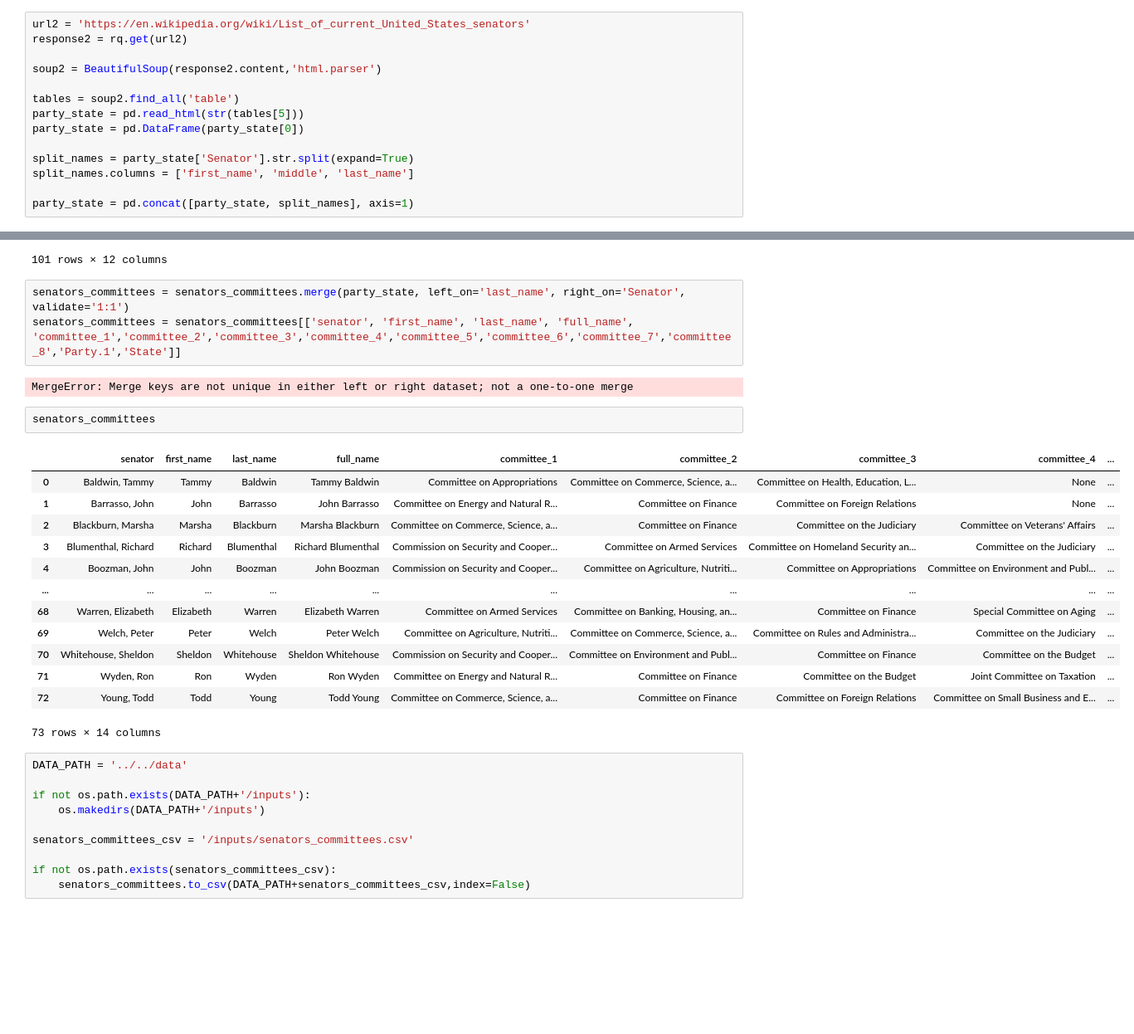
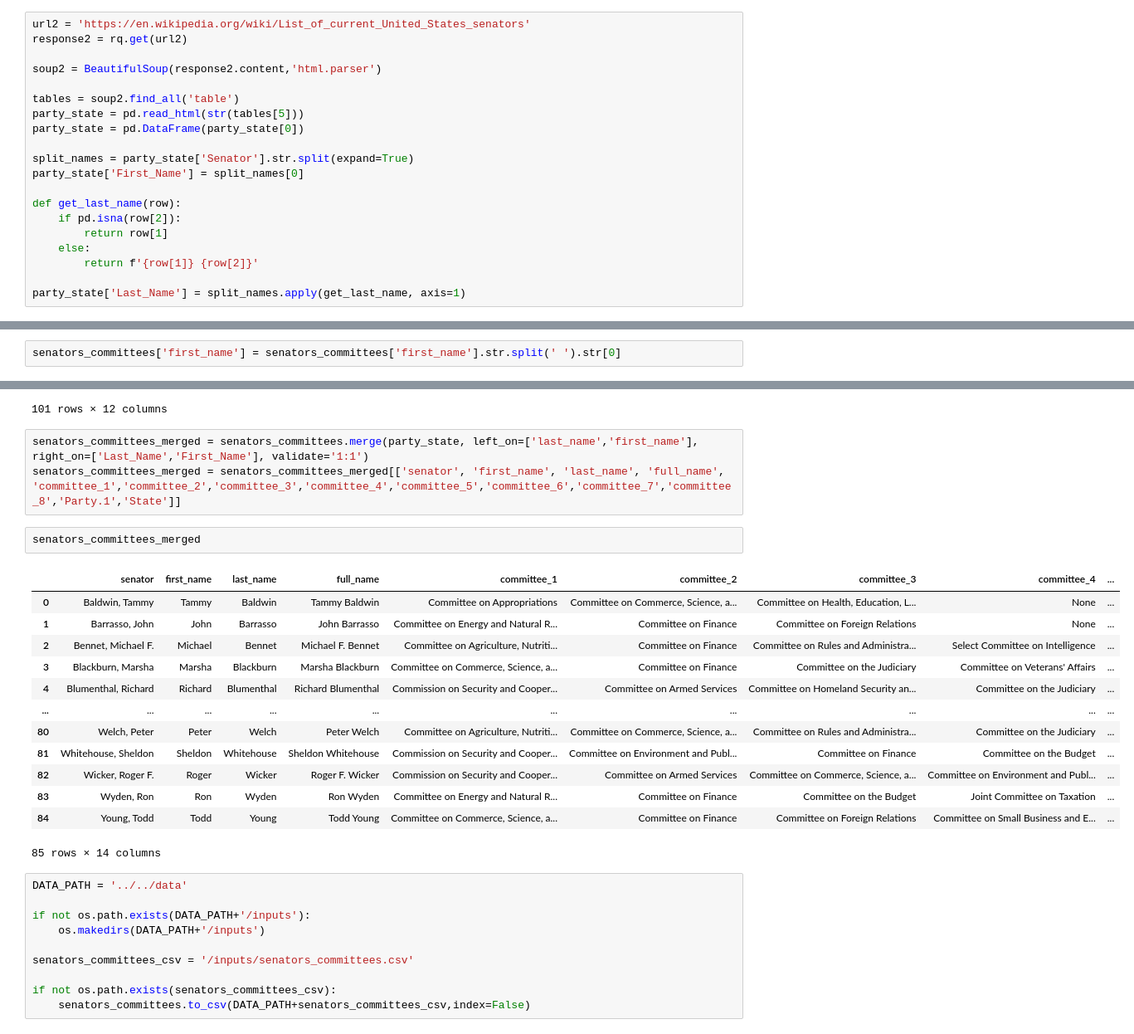
Before and after one commit to adrianmross/congress_trades_dashboard, a Jupyter notebook: src/getters/get_senate_data.ipynb, the cells around one changed output, grey strips where cells are left out. Shown at 83% size. Cells and saved outputs as stored; diff of their text form; blank space fills up the shorter version.

```diff
--- a/src/getters/get_senate_data.ipynb
+++ b/src/getters/get_senate_data.ipynb
@@ -18,6 +18,12 @@ party_state = pd.read_html(str(tables[5]))
 party_state = pd.DataFrame(party_state[0])
 
 split_names = party_state['Senator'].str.split(expand=True)
-split_names.columns = ['first_name', 'middle', 'last_name']
+party_state['First_Name'] = split_names[0]
 
-party_state = pd.concat([party_state, split_names], axis=1)
+def get_last_name(row):
+    if pd.isna(row[2]):
+        return row[1]
+    else:
+        return f'{row[1]} {row[2]}'
+
+party_state['Last_Name'] = split_names.apply(get_last_name, axis=1)
@@ -65,6 +71,8 @@ senators_committees = pd.DataFrame(filtered_result).rename(columns={0:'senator',
 senators_committees['first_name'] = senators_committees['senator'].str.split(', ').str[1]
 senators_committees['last_name'] = senators_committees['senator'].str.split(', ').str[0]
 senators_committees['full_name'] = senators_committees['first_name'] + ' ' + senators_committees['last_name']
+# %%
+senators_committees['first_name'] = senators_committees['first_name'].str.split(' ').str[0]
 # %%
 senators_committees
 # %% [output]
@@ -82,26 +90,24 @@ senators_committees
 | 100 | None | None | None | None | None | None | None | None | ... |
 101 rows × 12 columns
 # %%
-senators_committees = senators_committees.merge(party_state, left_on='last_name', right_on='Senator', validate='1:1')
-senators_committees = senators_committees[['senator', 'first_name', 'last_name', 'full_name', 'committee_1','committee_2','committee_3','committee_4','committee_5','committee_6','committee_7','committee_8','Party.1','State']]
+senators_committees_merged = senators_committees.merge(party_state, left_on=['last_name','first_name'], right_on=['Last_Name','First_Name'], validate='1:1')
+senators_committees_merged = senators_committees_merged[['senator', 'first_name', 'last_name', 'full_name', 'committee_1','committee_2','committee_3','committee_4','committee_5','committee_6','committee_7','committee_8','Party.1','State']]
-# %% [output]
-MergeError: Merge keys are not unique in either left or right dataset; not a one-to-one merge
-# %%
-senators_committees
-# %% [output]
-|  | senator | first_name | last_name | full_name | committee_1 | committee_2 | committee_3 | committee_4 | ... |
-| 0 | Baldwin, Tammy | Tammy | Baldwin | Tammy Baldwin | Committee on Appropriations | Committee on Commerce, Science, a... | Committee on Health, Education, L... | None | ... |
-| 1 | Barrasso, John | John | Barrasso | John Barrasso | Committee on Energy and Natural R... | Committee on Finance | Committee on Foreign Relations | None | ... |
-| 2 | Blackburn, Marsha | Marsha | Blackburn | Marsha Blackburn | Committee on Commerce, Science, a... | Committee on Finance | Committee on the Judiciary | Committee on Veterans' Affairs | ... |
-| 3 | Blumenthal, Richard | Richard | Blumenthal | Richard Blumenthal | Commission on Security and Cooper... | Committee on Armed Services | Committee on Homeland Security an... | Committee on the Judiciary | ... |
-| 4 | Boozman, John | John | Boozman | John Boozman | Commission on Security and Cooper... | Committee on Agriculture, Nutriti... | Committee on Appropriations | Committee on Environment and Publ... | ... |
-| ... | ... | ... | ... | ... | ... | ... | ... | ... | ... |
-| 68 | Warren, Elizabeth | Elizabeth | Warren | Elizabeth Warren | Committee on Armed Services | Committee on Banking, Housing, an... | Committee on Finance | Special Committee on Aging | ... |
-| 69 | Welch, Peter | Peter | Welch | Peter Welch | Committee on Agriculture, Nutriti... | Committee on Commerce, Science, a... | Committee on Rules and Administra... | Committee on the Judiciary | ... |
-| 70 | Whitehouse, Sheldon | Sheldon | Whitehouse | Sheldon Whitehouse | Commission on Security and Cooper... | Committee on Environment and Publ... | Committee on Finance | Committee on the Budget | ... |
-| 71 | Wyden, Ron | Ron | Wyden | Ron Wyden | Committee on Energy and Natural R... | Committee on Finance | Committee on the Budget | Joint Committee on Taxation | ... |
-| 72 | Young, Todd | Todd | Young | Todd Young | Committee on Commerce, Science, a... | Committee on Finance | Committee on Foreign Relations | Committee on Small Business and E... | ... |
-73 rows × 14 columns
+# %%
+senators_committees_merged
+# %% [output]
+|  | senator | first_name | last_name | full_name | committee_1 | committee_2 | committee_3 | committee_4 | ... |
+| 0 | Baldwin, Tammy | Tammy | Baldwin | Tammy Baldwin | Committee on Appropriations | Committee on Commerce, Science, a... | Committee on Health, Education, L... | None | ... |
+| 1 | Barrasso, John | John | Barrasso | John Barrasso | Committee on Energy and Natural R... | Committee on Finance | Committee on Foreign Relations | None | ... |
+| 2 | Bennet, Michael F. | Michael | Bennet | Michael F. Bennet | Committee on Agriculture, Nutriti... | Committee on Finance | Committee on Rules and Administra... | Select Committee on Intelligence | ... |
+| 3 | Blackburn, Marsha | Marsha | Blackburn | Marsha Blackburn | Committee on Commerce, Science, a... | Committee on Finance | Committee on the Judiciary | Committee on Veterans' Affairs | ... |
+| 4 | Blumenthal, Richard | Richard | Blumenthal | Richard Blumenthal | Commission on Security and Cooper... | Committee on Armed Services | Committee on Homeland Security an... | Committee on the Judiciary | ... |
+| ... | ... | ... | ... | ... | ... | ... | ... | ... | ... |
+| 80 | Welch, Peter | Peter | Welch | Peter Welch | Committee on Agriculture, Nutriti... | Committee on Commerce, Science, a... | Committee on Rules and Administra... | Committee on the Judiciary | ... |
+| 81 | Whitehouse, Sheldon | Sheldon | Whitehouse | Sheldon Whitehouse | Commission on Security and Cooper... | Committee on Environment and Publ... | Committee on Finance | Committee on the Budget | ... |
+| 82 | Wicker, Roger F. | Roger | Wicker | Roger F. Wicker | Commission on Security and Cooper... | Committee on Armed Services | Committee on Commerce, Science, a... | Committee on Environment and Publ... | ... |
+| 83 | Wyden, Ron | Ron | Wyden | Ron Wyden | Committee on Energy and Natural R... | Committee on Finance | Committee on the Budget | Joint Committee on Taxation | ... |
+| 84 | Young, Todd | Todd | Young | Todd Young | Committee on Commerce, Science, a... | Committee on Finance | Committee on Foreign Relations | Committee on Small Business and E... | ... |
+85 rows × 14 columns
 # %%
 DATA_PATH = '../../data'
 
```
Also changed, not shown: parts of 2 cells of this notebook.
